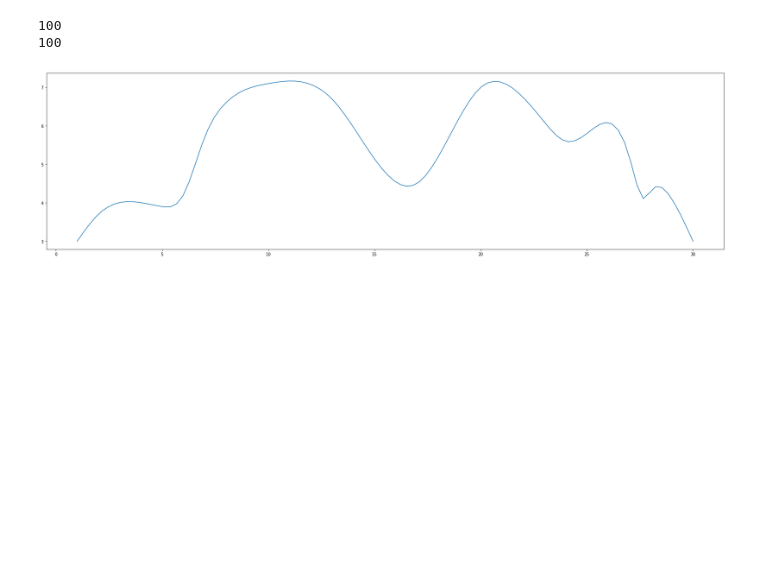
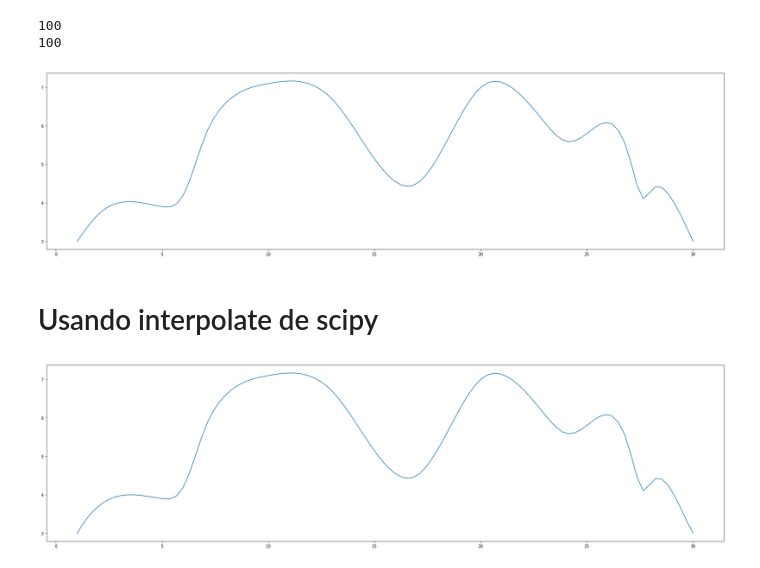
Before and after one commit to catalinamillan/Programas, a Jupyter notebook: Interpolacion/Splines.ipynb, the cells around one changed output. Cells and saved outputs as stored; diff of their text form; code cells hidden in the pictures; blank space fills up the shorter version.

```diff
--- a/Interpolacion/Splines.ipynb
+++ b/Interpolacion/Splines.ipynb
@@ -93,3 +94,5 @@ plt.show()
 100
 100
 [figure]
+# %% [markdown]
+# Usando interpolate de scipy
@@ -95,0 +101,10 @@ plt.show()
+# %%
+f=interpolate.CubicSpline(x_list,y_list)
+y_array2=f(x_array)
+# %%
+fig=plt.figure(figsize=(30,8))
+ax=plt.axes()
+ax.plot(x_array,y_array2)
+plt.show()
+# %% [output]
+[figure, added]
```
Also changed, not shown: parts of 2 cells of this notebook, 2 other files.
